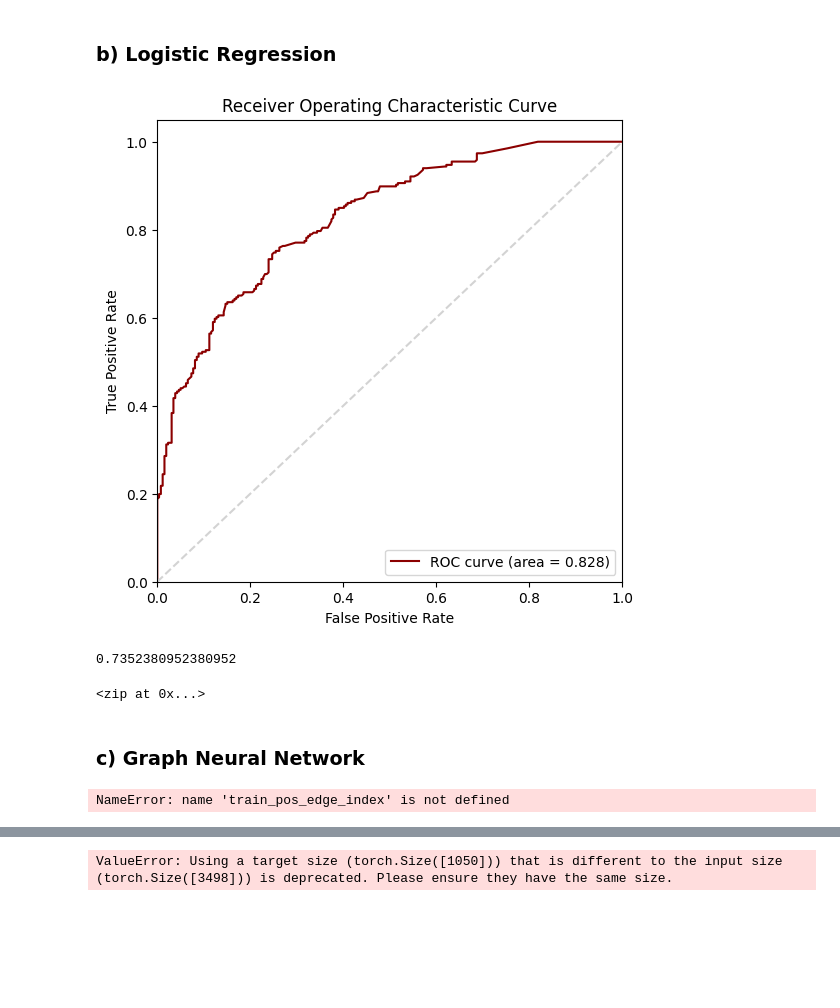
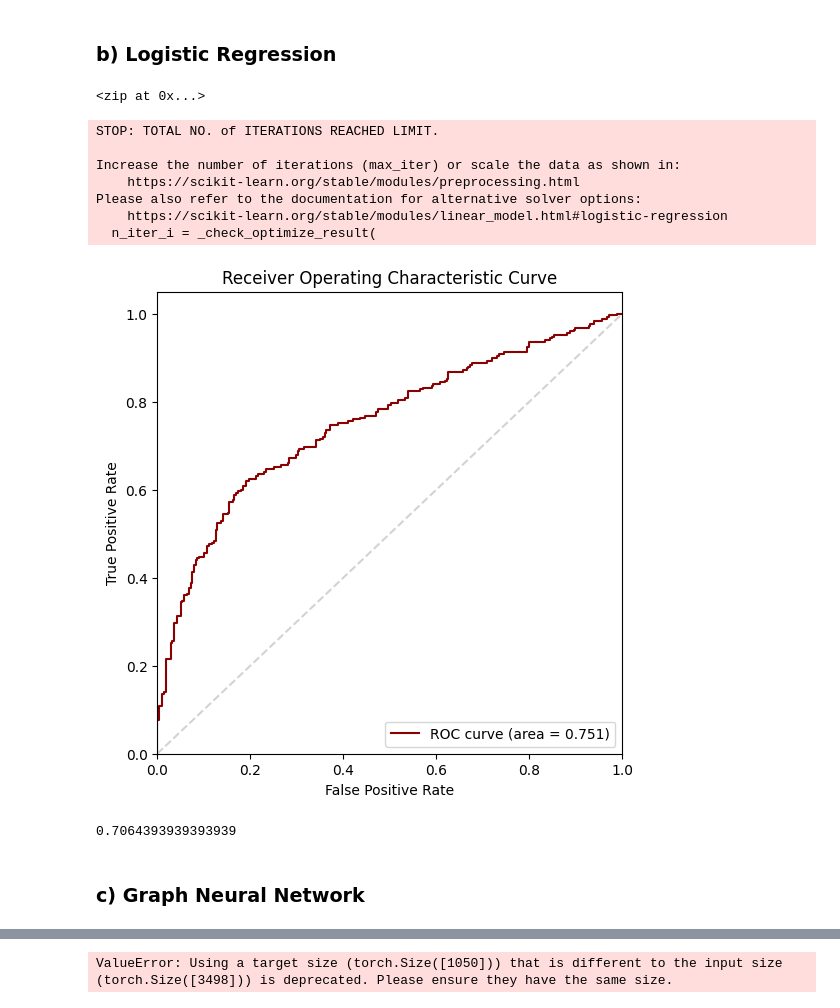
Before and after one commit to Behachee/Predicting-missing-links-co-occurrence-network, a Jupyter notebook: 2- Modeling/victor_model.ipynb, the cells around one changed output, grey strips where cells are left out. Drawn from its saved outputs; the diff is of its cells as text; code cells hidden in the pictures; blank space fills up the shorter version.

```diff
--- a/2- Modeling/victor_model.ipynb
+++ b/2- Modeling/victor_model.ipynb
@@ -29,6 +31,11 @@ from torch_geometric.nn import GCNConv
 node_info = pd.read_csv("../data/node_information.csv", header=None, index_col=0)
 test_set = pd.read_csv("../data/test.txt", sep=" ", header=None, names=['source', 'target'])
 train_set = pd.read_csv("../data/train.txt", sep=" ", header=None, names=['source', 'target', 'label'])
+
+test_set_final = pd.read_csv("../test_set_final.csv")
+train_set_final = pd.read_csv("../train_set_final.csv")
+# %%
+test_col = test_set_final.columns
 # %%
 print(node_info.shape)
 node_info.head(-5)
@@ -175,4 +197,6 @@ for old_id, new_id in node_mapping.items():
     if old_id in node_info.index:
         x[new_id] = torch.tensor(node_info.loc[old_id].values, dtype=torch.float)
 
-data = Data(x=x, edge_index=edge_index)
+edge_labels = torch.tensor(train_set['label'].values, dtype=torch.float)
+
+data = Data(x=x, edge_index=edge_index, y=edge_labels)
@@ -261,8 +347,8 @@ def edge_prediction(train_set, plot_roc=True):
     test_samples = train_set[~msk]
 
     # Preparing features and labels
-    train_features = train_samples[['cosine_similarity', 'common_neighbors', 'source_degree', 'target_degree','jaccard_coefficient']].values
-    test_features = test_samples[['cosine_similarity', 'common_neighbors', 'source_degree', 'target_degree','jaccard_coefficient']].values
+    train_features = train_samples[test_col].values
+    test_features = test_samples[test_col].values
     train_labels = train_samples['label'].values
     test_labels = test_samples['label'].values
 
@@ -300,9 +386,6 @@ def edge_prediction(train_set, plot_roc=True):
 roc_auc, test_accuracy, clf = edge_prediction(train_set)
 
 print(test_accuracy)
-# %% [output]
-[figure, removed]
-0.7352380952380952
 # %%
 test_features = test_set[['cosine_similarity', 'common_neighbors', 'source_degree', 'target_degree','jaccard_coefficient']].values
 test_preds_values = clf.predict(test_features)
@@ -317,5 +400,19 @@ with open("clf_predictions.csv","w") as pred:
     for row in test_preds_values:
          csv_out.writerow(row)
     pred.close()
+# %%
+roc_auc, test_accuracy, clf = edge_prediction(train_set_final)
+
+print(test_accuracy)
+# %% [output]
+STOP: TOTAL NO. of ITERATIONS REACHED LIMIT.
+
+Increase the number of iterations (max_iter) or scale the data as shown in:
+    https://scikit-learn.org/stable/modules/preprocessing.html
+Please also refer to the documentation for alternative solver options:
+    https://scikit-learn.org/stable/modules/linear_model.html#logistic-regression
+  n_iter_i = _check_optimize_result(
+[figure, added]
+0.7064393939393939
 # %% [markdown]
 ### c) Graph Neural Network
@@ -346,48 +418,0 @@ def compute_edge_probabilities(node_embeddings, edge_index):
-# %%
-import torch.optim as optim
-
-model = GCN(num_features=data.num_features, hidden_channels=16)
-optimizer = optim.Adam(model.parameters(), lr=0.01)
-
-def train():
-    model.train()
-    optimizer.zero_grad()
-
-    # Forward pass through the model to get node embeddings
-    node_embeddings = model(data.x, data.edge_index)
-
-    # Compute edge probabilities for positive samples
-    pos_edge_probs = compute_edge_probabilities(node_embeddings, train_pos_edge_index)
-
-    # Generate negative samples and compute edge probabilities for negative samples
-    neg_edge_probs = compute_edge_probabilities(node_embeddings, train_neg_edge_index)
-
-    # Compute loss
-    total_edge_probs = torch.cat([pos_edge_probs, neg_edge_probs], dim=0)
-    total_labels = torch.cat([torch.ones(pos_edge_probs.size(0)), torch.zeros(neg_edge_probs.size(0))], dim=0)
-    loss = F.binary_cross_entropy(total_edge_probs, total_labels)
-
-    # Backpropagation
-    loss.backward()
-    optimizer.step()
-
-    return loss.item()
-
-def test(pos_edge_index, neg_edge_index):
-    model.eval()
-    with torch.no_grad():
-        node_embeddings = model(data.x, data.edge_index)
-        pos_edge_probs = compute_edge_probabilities(node_embeddings, pos_edge_index)
-        neg_edge_probs = compute_edge_probabilities(node_embeddings, neg_edge_index)
-        predictions = torch.cat([pos_edge_probs, neg_edge_probs], dim=0)
-        labels = torch.cat([torch.ones(pos_edge_probs.size(0)), torch.zeros(neg_edge_probs.size(0))], dim=0)
-        auc_score = roc_auc_score(labels.cpu().numpy(), predictions.cpu().numpy())
-    return auc_score
-
-# Actual training loop
-for epoch in range(200):  # Adjust the number of epochs according to your needs
-    loss = train()
-    auc_score = test(val_pos_edge_index, val_neg_edge_index)  # Assuming validation sets are defined
-    print(f'Epoch: {epoch+1}, Loss: {loss:.4f}, Val AUC: {auc_score:.4f}')
-# %% [output]
-NameError: name 'train_pos_edge_index' is not defined
```
Also changed, not shown: parts of 22 cells of this notebook, 1 other file.
